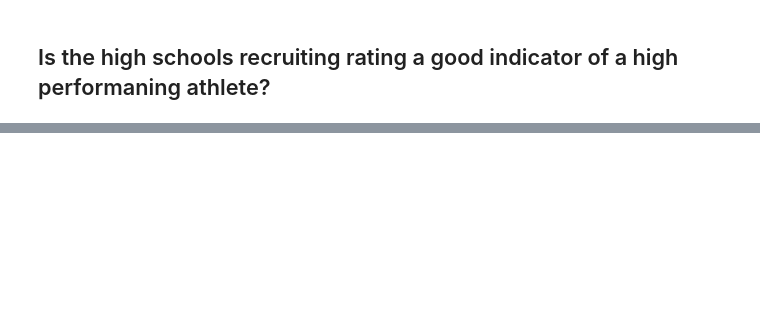
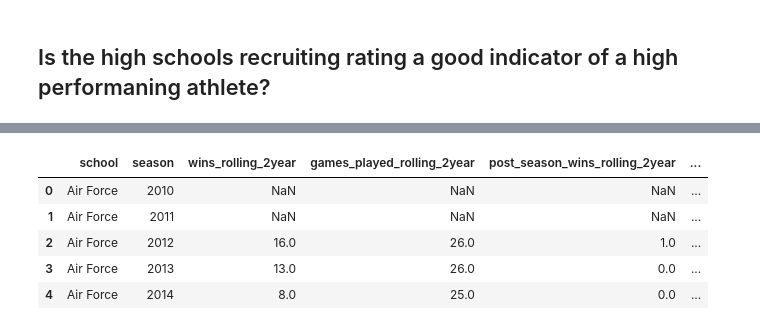
Before and after one commit to chrismca13/CFB_draft_propensity, a Jupyter notebook: notebooks/2_join_data_M2.ipynb, the cells around one changed output, grey strips where cells are left out. Cells and saved outputs as stored; diff of their text form; code cells hidden in the pictures; blank space fills up the shorter version.

```diff
--- a/notebooks/2_join_data_M2.ipynb
+++ b/notebooks/2_join_data_M2.ipynb
@@ -139,0 +142,12 @@ merged_df.sample(5)
+# %%
+# bring in dataset showing a team's 2-year window success
+df_team_year['season'] = df_team_year['season'].fillna(0).astype(int) # one of the 2,000 records for the season column was null.. not sure why.
+df_team_year = df_team_year[['school', 'season', 'wins_rolling_2year', 'games_played_rolling_2year', 'post_season_wins_rolling_2year', 'point_diff_rolling_2year', 'win_pct_rolling_2year']]
+df_team_year.head()
+# %% [output]
+|  | school | season | wins_rolling_2year | games_played_rolling_2year | post_season_wins_rolling_2year | ... |
+| 0 | Air Force | 2010 | NaN | NaN | NaN | ... |
+| 1 | Air Force | 2011 | NaN | NaN | NaN | ... |
+| 2 | Air Force | 2012 | 16.0 | 26.0 | 1.0 | ... |
+| 3 | Air Force | 2013 | 13.0 | 26.0 | 0.0 | ... |
+| 4 | Air Force | 2014 | 8.0 | 25.0 | 0.0 | ... |
```
Also changed, not shown: parts of 10 cells of this notebook.
